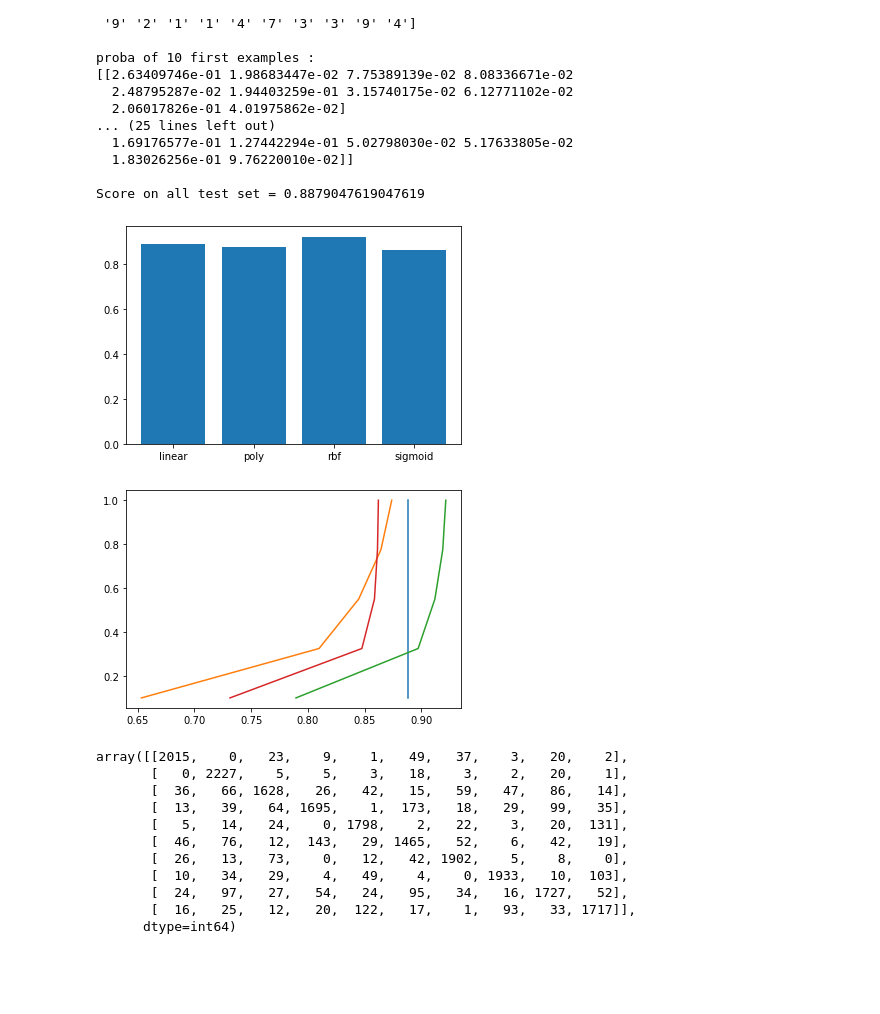
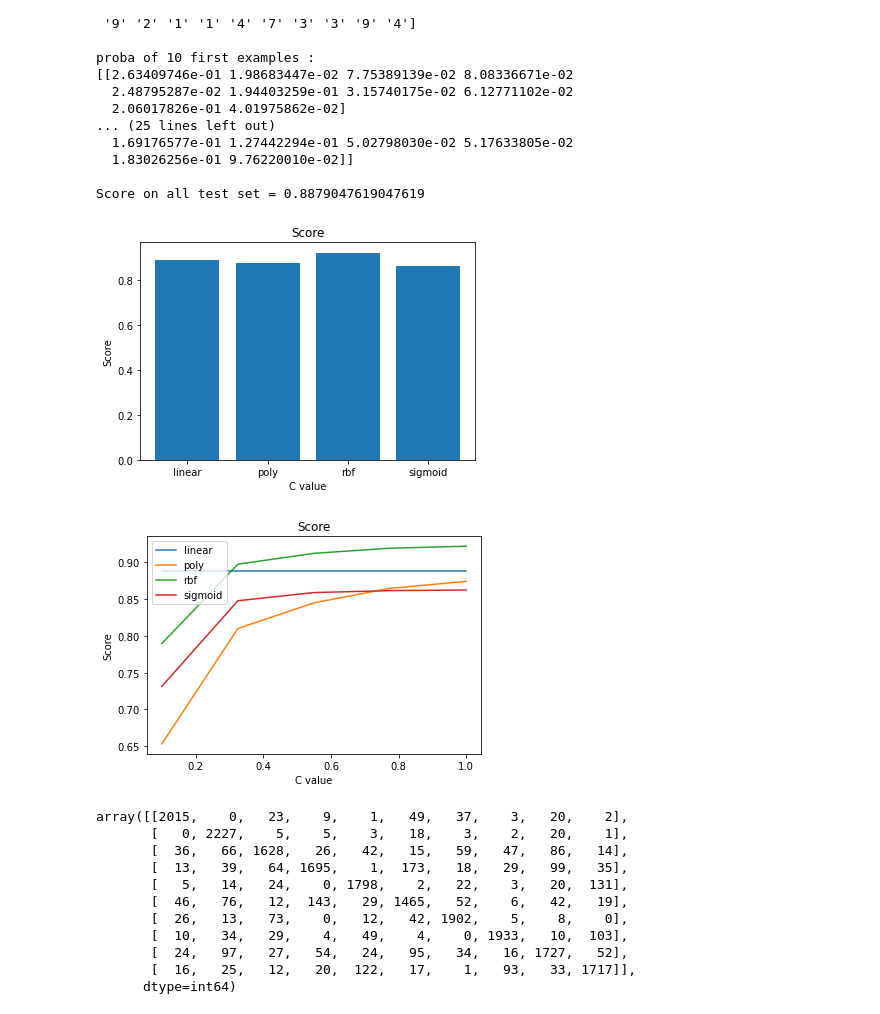
Before and after one commit to alexandregonzalvez/TP_Apprentissage_Supervis-, a Jupyter notebook: Untitled.ipynb, the cells around one changed output. Saved outputs shown, nothing was run; the diff lists cells and outputs as text; code cells hidden in the pictures; blank space fills up the shorter version.

```diff
--- a/Untitled.ipynb
+++ b/Untitled.ipynb
@@ -80,11 +80,14 @@ for kernel in kernel_list:
 # %%
 kernel_names = list(scores.keys())
 kernel_scores = list(scores.values())
 
 plt.bar(range(len(scores)), kernel_scores, tick_label=kernel_names)
+plt.title("Score")
+plt.ylabel("Score")
+plt.xlabel("C value")
 plt.show()
 # %% [output]
-[figure, old version]
+[figure, new version]
 # %%
 C_values = np.linspace(0.1,1,5)
 
@@ -102,10 +105,14 @@ for kernel in kernel_list:
     scores[kernel] = scores_C
 # %%
 for kernel in kernel_list:
-    plt.plot(scores[kernel],C_values, label = kernel)
+    plt.plot(C_values,scores[kernel],label = kernel)
+plt.legend(loc="upper left")
+plt.title("Score")
+plt.ylabel("Score")
+plt.xlabel("C value")
 plt.show()
 # %% [output]
-[figure, old version]
+[figure, new version]
 # %%
 from sklearn.metrics import confusion_matrix
 cm = confusion_matrix(ytest, clsvm.predict(xtest))
```
Also changed, not shown: parts of 6 cells of this notebook.
